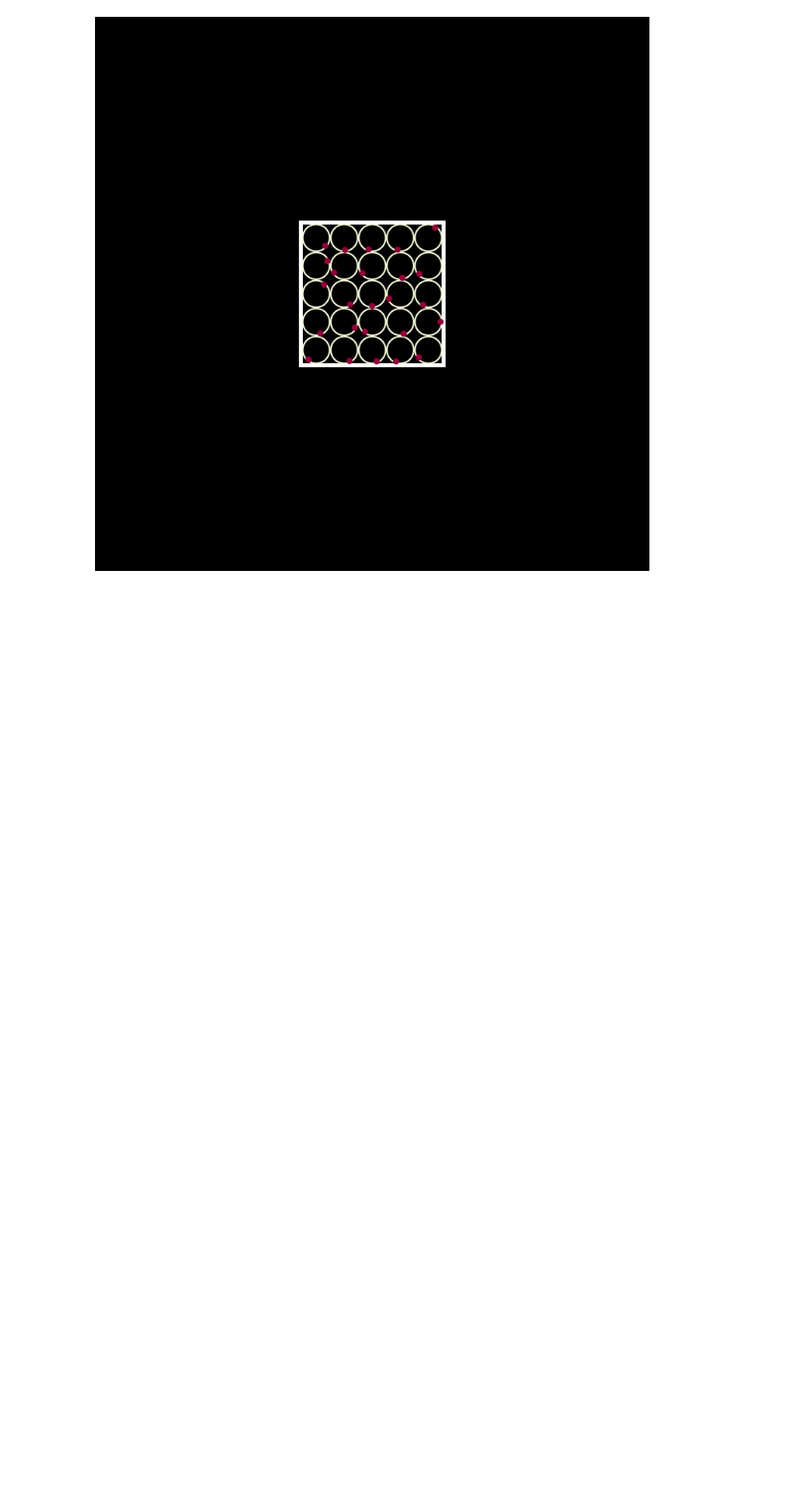
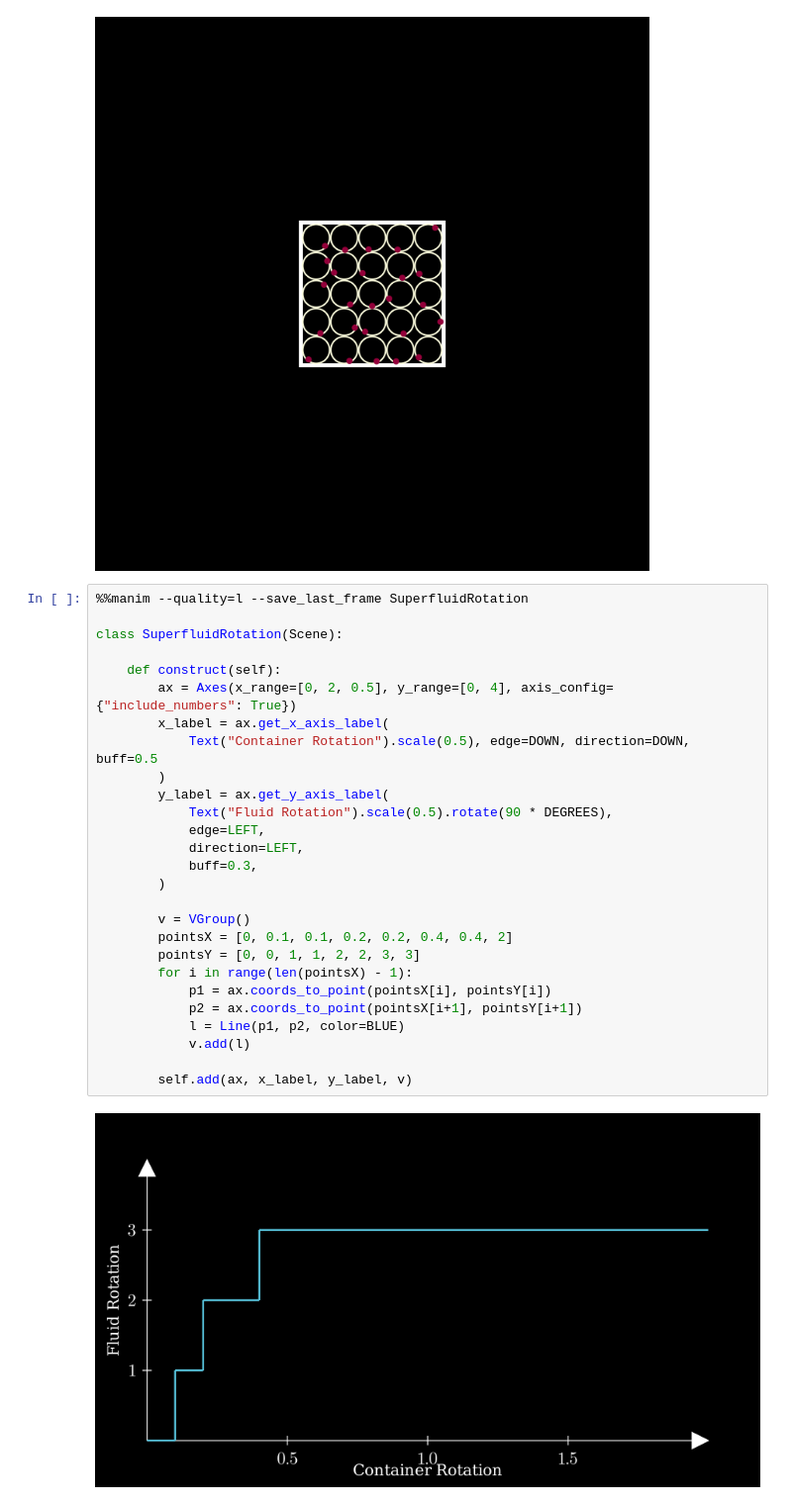
Before and after one commit to azeemba/visualizations, a Jupyter notebook: degenerate.ipynb, the cells around one changed output. Shown at 99% size. Cells and saved outputs as stored; diff of their text form; blank space fills up the shorter version.

```diff
--- a/degenerate.ipynb
+++ b/degenerate.ipynb
@@ -276,3 +276,32 @@ class NeutronStars(Scene):
     #     return Circle(radius=radius, arc_center=position)
 # %% [output]
 [figure]
+# %%
+%%manim --quality=l --save_last_frame SuperfluidRotation
+
+class SuperfluidRotation(Scene):
+
+    def construct(self):
+        ax = Axes(x_range=[0, 2, 0.5], y_range=[0, 4], axis_config={"include_numbers": True})
+        x_label = ax.get_x_axis_label(
+            Text("Container Rotation").scale(0.5), edge=DOWN, direction=DOWN, buff=0.5
+        )
+        y_label = ax.get_y_axis_label(
+            Text("Fluid Rotation").scale(0.5).rotate(90 * DEGREES),
+            edge=LEFT,
+            direction=LEFT,
+            buff=0.3,
+        )
+
+        v = VGroup()
+        pointsX = [0, 0.1, 0.1, 0.2, 0.2, 0.4, 0.4, 2]
+        pointsY = [0, 0, 1, 1, 2, 2, 3, 3]
+        for i in range(len(pointsX) - 1):
+            p1 = ax.coords_to_point(pointsX[i], pointsY[i])
+            p2 = ax.coords_to_point(pointsX[i+1], pointsY[i+1])
+            l = Line(p1, p2, color=BLUE)
+            v.add(l)
+
+        self.add(ax, x_label, y_label, v)
+# %% [output]
+[figure, added]
```
Also changed, not shown: 1 other file.
